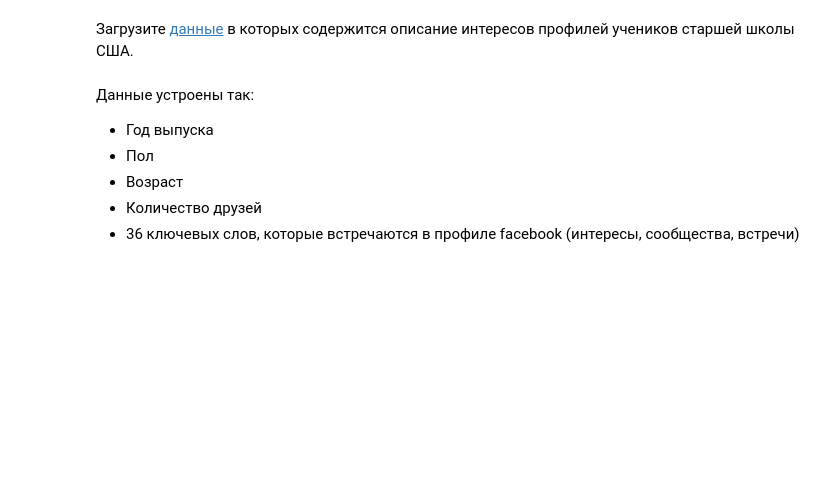
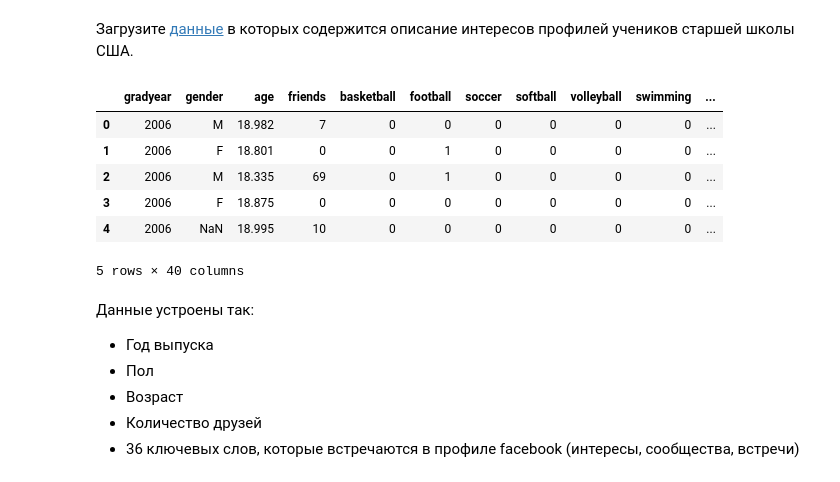
Before and after one commit to rogachevav/ml_hw, a Jupyter notebook: ml/hw1_rogachev.ipynb, the cells around one changed output. Drawn from its saved outputs; the diff is of its cells as text; code cells hidden in the pictures; blank space fills up the shorter version.

```diff
--- a/ml/hw1_rogachev.ipynb
+++ b/ml/hw1_rogachev.ipynb
@@ -626,8 +527,16 @@ plt.scatter(X[:,0], X[:, 1], c=y)
 # %% [markdown]
 Загрузите [данные](https://github.com/brenden17/sklearnlab/blob/master/facebook/snsdata.csv) в которых содержится описание интересов профилей учеников старшей школы США.
 # %%
-df_sns = pd.read_csv('snsdata.csv', sep=',')
-df_sns.head()
+data = pd.read_csv('snsdata.csv', sep=',')
+data.head()
+# %% [output]
+|  | gradyear | gender | age | friends | basketball | football | soccer | softball | volleyball | swimming | ... |
+| 0 | 2006 | M | 18.982 | 7 | 0 | 0 | 0 | 0 | 0 | 0 | ... |
+| 1 | 2006 | F | 18.801 | 0 | 0 | 1 | 0 | 0 | 0 | 0 | ... |
+| 2 | 2006 | M | 18.335 | 69 | 0 | 1 | 0 | 0 | 0 | 0 | ... |
+| 3 | 2006 | F | 18.875 | 0 | 0 | 0 | 0 | 0 | 0 | 0 | ... |
+| 4 | 2006 | NaN | 18.995 | 10 | 0 | 0 | 0 | 0 | 0 | 0 | ... |
+5 rows × 40 columns
 # %% [markdown]
 Данные устроены так:
 * Год выпуска
```
Also changed, not shown: parts of 12 cells of this notebook.
